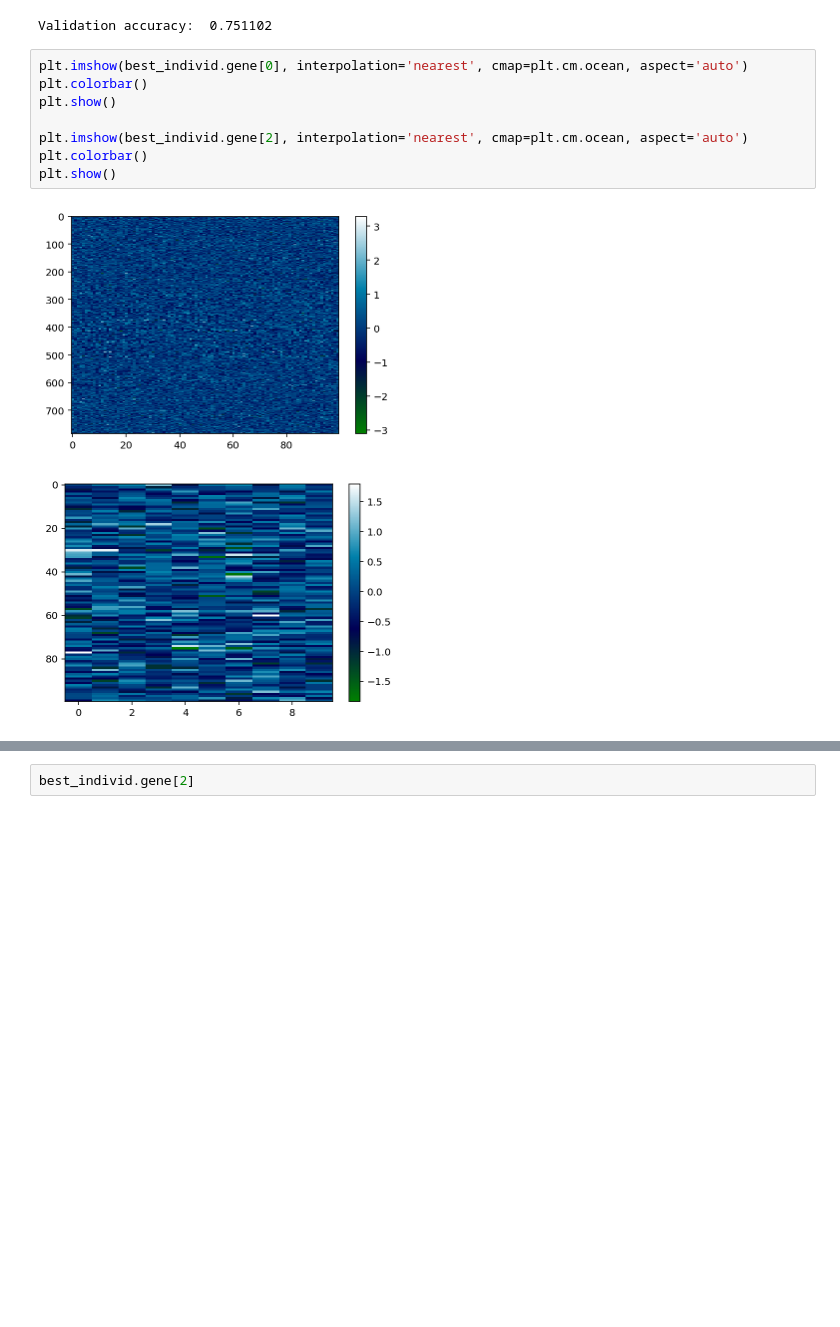
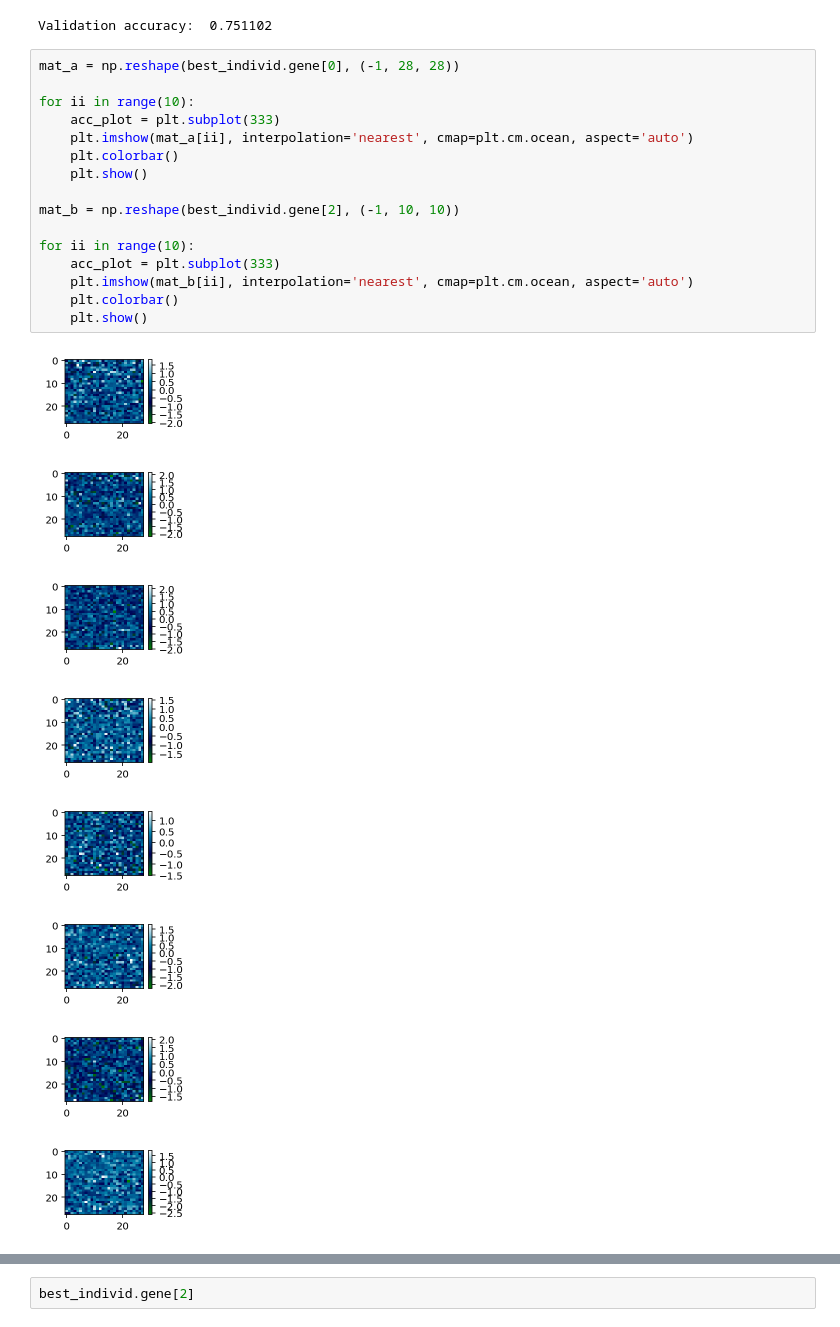
Before and after one commit to Xpitfire/deep-learning, a Jupyter notebook: experiments/Genetic_Algorithm_NN_Weights_Training.ipynb, the cells around one changed output, grey strips where cells are left out. Drawn from its saved outputs; the diff is of its cells as text; blank space fills up the shorter version.

Commit message:
Visualized matrices

```diff
--- a/experiments/Genetic_Algorithm_NN_Weights_Training.ipynb
+++ b/experiments/Genetic_Algorithm_NN_Weights_Training.ipynb
@@ -469,13 +469,27 @@ with tf.Session() as sess:
 # %% [output]
 Validation accuracy:  0.751102
 # %%
-plt.imshow(best_individ.gene[0], interpolation='nearest', cmap=plt.cm.ocean, aspect='auto')
-plt.colorbar()
-plt.show()
+mat_a = np.reshape(best_individ.gene[0], (-1, 28, 28))
 
-plt.imshow(best_individ.gene[2], interpolation='nearest', cmap=plt.cm.ocean, aspect='auto')
-plt.colorbar()
-plt.show()
+for ii in range(10):
+    acc_plot = plt.subplot(333)
+    plt.imshow(mat_a[ii], interpolation='nearest', cmap=plt.cm.ocean, aspect='auto')
+    plt.colorbar()
+    plt.show()
+
+mat_b = np.reshape(best_individ.gene[2], (-1, 10, 10))
+
+for ii in range(10):
+    acc_plot = plt.subplot(333)
+    plt.imshow(mat_b[ii], interpolation='nearest', cmap=plt.cm.ocean, aspect='auto')
+    plt.colorbar()
+    plt.show()
 # %% [output]
-[figure, old version]
+[figure, new version]
-[figure, old version]
+[figure, new version]
+[figure, added]
+[figure, added]
+[figure, added]
+[figure, added]
+[figure, added]
+[figure, added]
```
Also changed, not shown: parts of 1 cell of this notebook, 1 other file.
